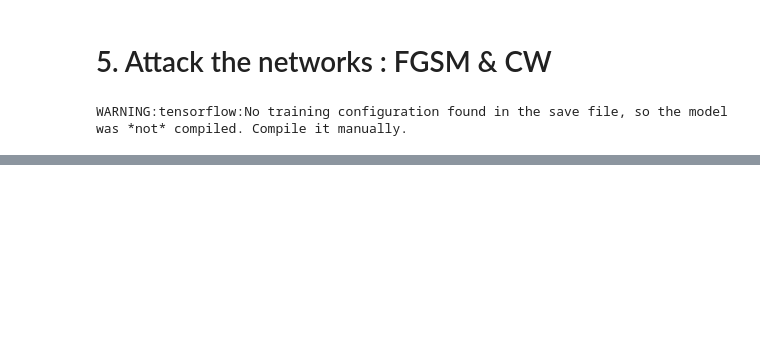
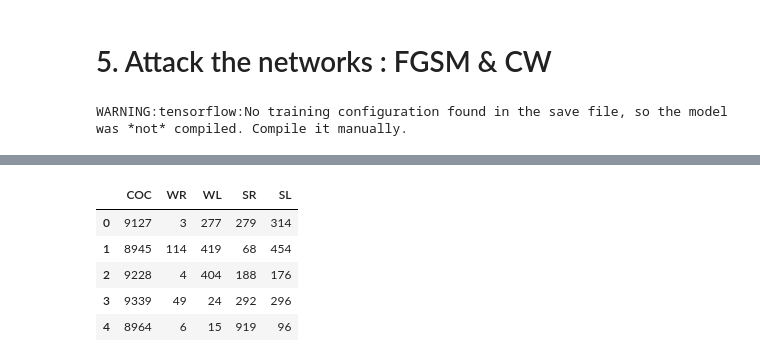
Before and after one commit to thomasghobril/adversarial-attack, a Jupyter notebook: fgsm_cw_TOM.ipynb, the cells around one changed output, grey strips where cells are left out. Saved outputs shown, nothing was run; the diff lists cells and outputs as text; code cells hidden in the pictures; blank space fills up the shorter version.

```diff
--- a/fgsm_cw_TOM.ipynb
+++ b/fgsm_cw_TOM.ipynb
@@ -398,29 +165,30 @@ Npts = 1000
 # %%
-def get_count(npts, nets_id=None):
+def get_label_frequency(npts, nets_id=None, show=False):
+    """ Create 'npts' random points in the domain and make a prediction on each one of them
+        with every nnet whose id is in 'nets_id'. """
 
     if nets_id == None: # all 45 networks
-        nets_id = []
-        for k in range(11,60):
-            if k%10 != 0:
-                nets_id.append( (str(k//10),str(k%10)) )
+        nets_id = full_nets_id()
     else:
         for k in range(0,len(nets_id)):
             (na,nb) = nets_id[k]
             nets_id[k] = (str(na),str(nb))
+    nnets = len(nets_id)
 
-    original_pts = np.random.rand(npts, 5) # random_main_pts(10, X_dom)
-
-    nnets = len(nets_id)
-    total_count = np.zeros((nnets,5))
+    base_pts = np.random.rand(npts, 5)
+    all_freq = np.zeros((nnets,5))
 
     for k in range(0,nnets):
+
+        # load the corresponding model
         (a,b) = nets_id[k]
-        ACAS_model = load_model("ACAS_XU_tf_keras/ACASXU_{0}_{1}.h5".format(a,b))
+        ACAS_model = load_model("ACAS_XU_tf_keras/ACASXU_{0}_{1}.h5".format(a,b), compile=False) # run-mode model only
 
-        original_pred = ACAS_model.predict(original_pts)
-        advice = np.concatenate( (np.argmin(original_pred, axis=1),np.array([0,1,2,3,4])) )
+        # make predictions and compute label frequencies
+        base_pred = ACAS_model.predict(base_pts)
+        all_freq[k,:] = np.bincount(np.concatenate((np.argmin(base_pred, axis=1),np.arange(0,5)))) - np.ones(5)
 
-        total_count[k,:] = (np.bincount(advice) - np.ones(5)).astype(int)
-        print('ACAS-XU {0}-{1} : {2}'.format(a,b,total_count[k,:]))
+        if show:
+            print('ACAS-XU {0}-{1} : {2}'.format(a,b,all_freq[k,:]))
 
-    return(total_count)
+    return(all_freq.astype(int))
@@ -494,0 +248,10 @@ AttributeError: module 'seaborn' has no attribute 'histplot'
+# %%
+df_freq = pd.DataFrame(freq, columns = ACAS_labels)
+df_freq.head()
+# %% [output]
+|  | COC | WR | WL | SR | SL |
+| 0 | 9127 | 3 | 277 | 279 | 314 |
+| 1 | 8945 | 114 | 419 | 68 | 454 |
+| 2 | 9228 | 4 | 404 | 188 | 176 |
+| 3 | 9339 | 49 | 24 | 292 | 296 |
+| 4 | 8964 | 6 | 15 | 919 | 96 |
```
Also changed, not shown: parts of 66 cells of this notebook, 1 other file.
